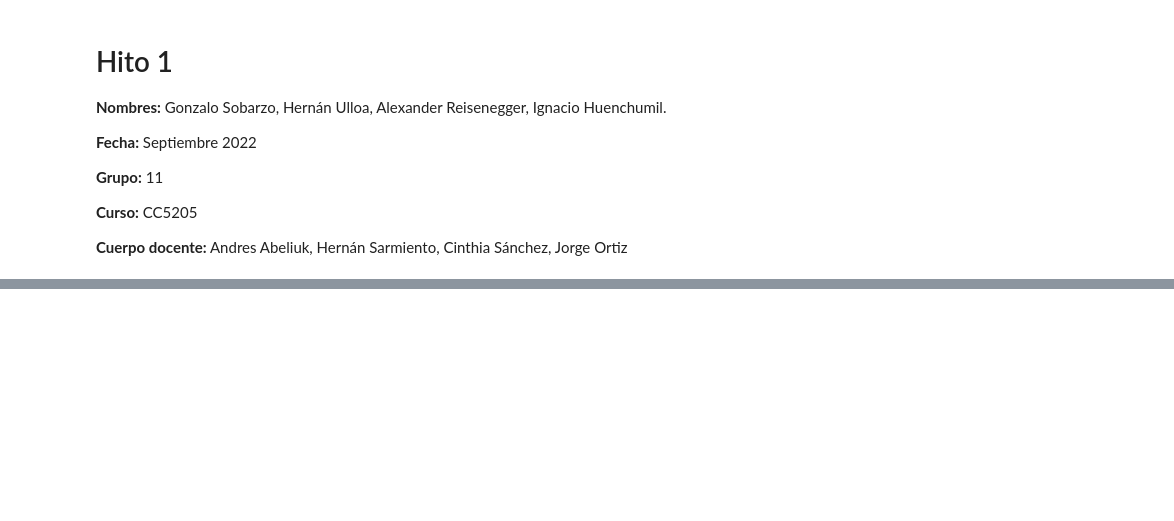
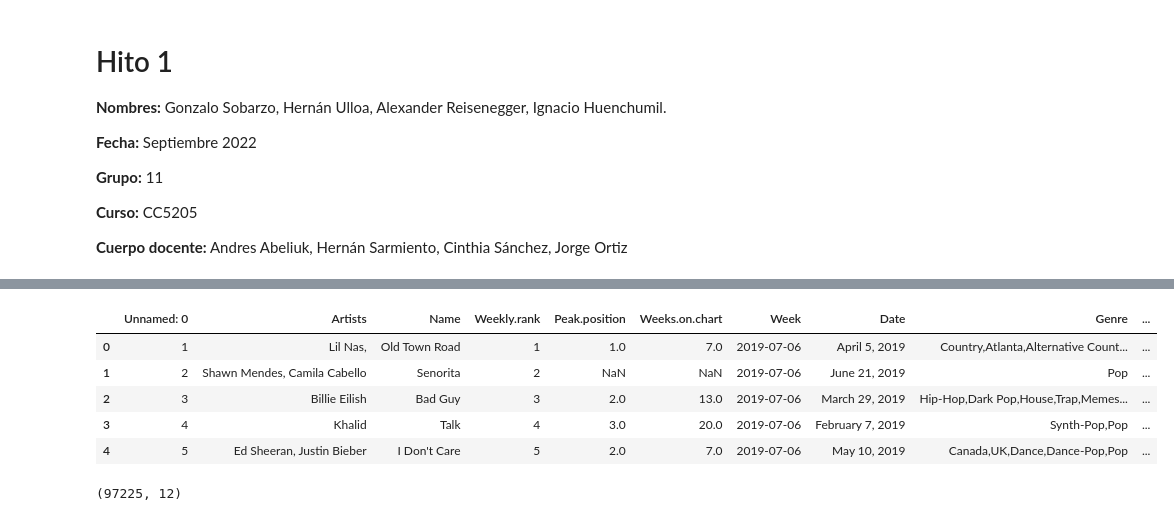
Before and after one commit to Litr0/Proyecto-Mineria, a Jupyter notebook: Hito1.ipynb, the cells around one changed output, grey strips where cells are left out. Cells and saved outputs as stored; diff of their text form; code cells hidden in the pictures; blank space fills up the shorter version.

```diff
--- a/Hito1.ipynb
+++ b/Hito1.ipynb
@@ -33,0 +42,13 @@ billboardHot100 = pd.read_csv('data/kaggle/BillboardFromLast20/billboardHot100_1
+# %%
+billboardHot100.head()
+# %% [output]
+|  | Unnamed: 0 | Artists | Name | Weekly.rank | Peak.position | Weeks.on.chart | Week | Date | Genre | ... |
+| 0 | 1 | Lil Nas, | Old Town Road | 1 | 1.0 | 7.0 | 2019-07-06 | April 5, 2019 | Country,Atlanta,Alternative Count... | ... |
+| 1 | 2 | Shawn Mendes, Camila Cabello | Senorita | 2 | NaN | NaN | 2019-07-06 | June 21, 2019 | Pop | ... |
+| 2 | 3 | Billie Eilish | Bad Guy | 3 | 2.0 | 13.0 | 2019-07-06 | March 29, 2019 | Hip-Hop,Dark Pop,House,Trap,Memes... | ... |
+| 3 | 4 | Khalid | Talk | 4 | 3.0 | 20.0 | 2019-07-06 | February 7, 2019 | Synth-Pop,Pop | ... |
+| 4 | 5 | Ed Sheeran, Justin Bieber | I Don't Care | 5 | 2.0 | 7.0 | 2019-07-06 | May 10, 2019 | Canada,UK,Dance,Dance-Pop,Pop | ... |
+# %%
+billboardHot100.shape
+# %% [output]
+(97225, 12)
```
Also changed, not shown: parts of 12 cells of this notebook, 1 other file.
